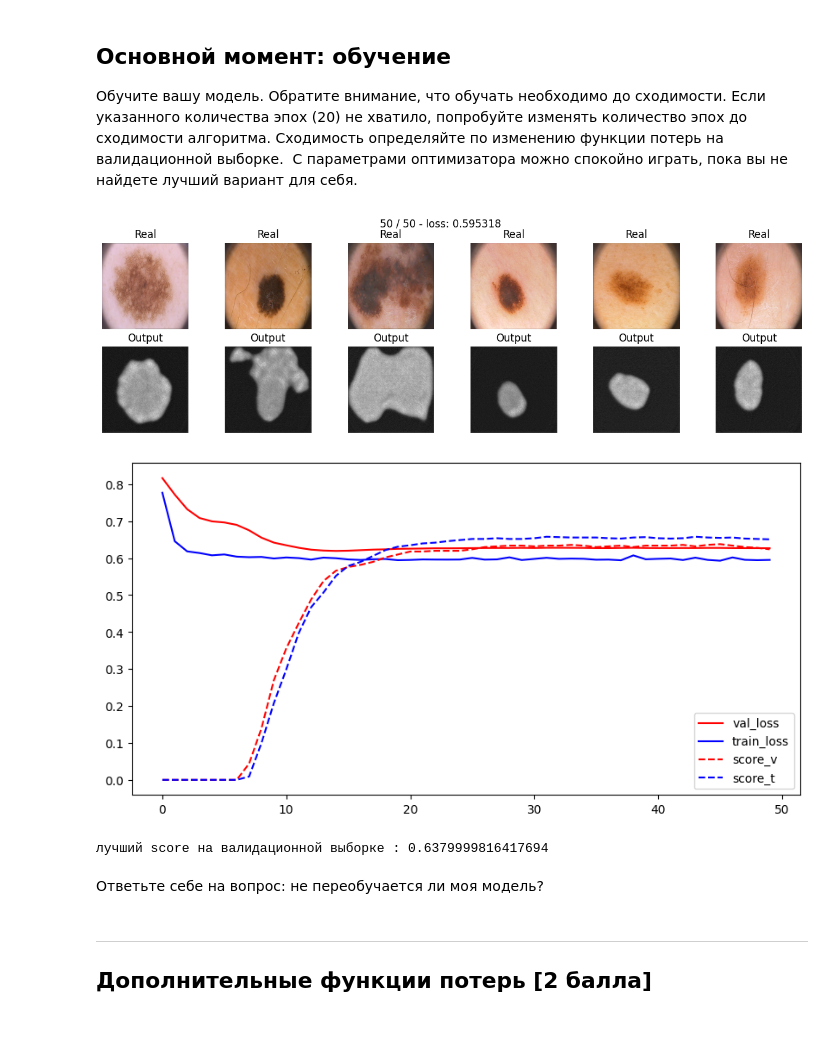
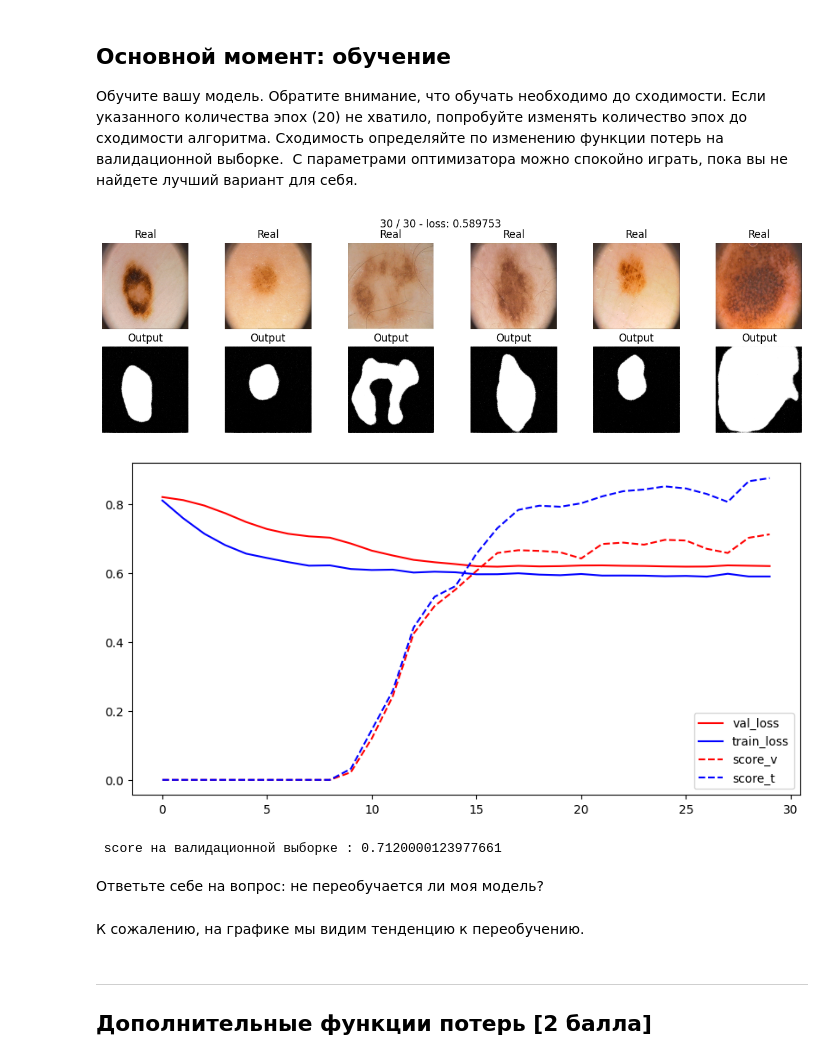
Before and after one commit to KiykoHanna/Stepik-DeepLearning, a Jupyter notebook: [hw]semantic_segmentation.ipynb, the cells around one changed output. Cells and saved outputs as stored; diff of their text form; code cells hidden in the pictures; blank space fills up the shorter version.

```diff
--- a/[hw]semantic_segmentation.ipynb
+++ b/[hw]semantic_segmentation.ipynb
@@ -380,16 +380,13 @@ def train(model, opt, loss_fn, epochs, data_tr, data_val, sheduler, score_fn):
         Y_hat = model(X_val.to(device)).detach().to('cpu')
         Y_pred = torch.sigmoid(Y_hat)
         Y_pred = Y_pred.to(device)
-        # Y_pred = torch.where(Y_pred > 0.5, 1, 0)
-
-        # Y_batch = Y_batch.to(device)
 
         cur_iou += iou_pytorch(Y_pred, Y_batch).mean().item()
         epoch_iou = cur_iou / len(data_tr)
 
-        if epoch_iou > best_iou:
-                best_iou = epoch_iou
-                best_model_wts = copy.deepcopy(model.state_dict())
+        # if epoch_iou > best_iou:
+        #         best_iou = epoch_iou
+        #         best_model_wts = copy.deepcopy(model.state_dict())
 
         loss_v.append(loss_fn(Y_val, Y_hat))
         avg_score_t = score_fn(model, iou_pytorch, data_tr)
@@ -408,12 +405,13 @@ def train(model, opt, loss_fn, epochs, data_tr, data_val, sheduler, score_fn):
             plt.axis('off')
 
             plt.subplot(2, 6, k+7)
-            plt.imshow((Y_hat[k, 0]), cmap='gray')
+            Y_pred = Y_pred.to('cpu')
+            plt.imshow((Y_pred[k, 0]), cmap='gray')
             plt.title('Output')
             plt.axis('off')
         plt.suptitle('%d / %d - loss: %f' % (epoch+1, epochs, avg_loss))
         plt.show()
-    model.load_state_dict(best_model_wts)
+    # model.load_state_dict(best_model_wts)
     return loss_t, loss_v, score_v, score_t
 # %% [markdown]
 ## Инференс [1 балл]
@@ -430,7 +428,7 @@ def score_model(model, metric, data):
     scores = 0
     for X_batch, Y_label in data:
       Y_pred = model(X_batch.to(device))
-      Y_pred = Y_pred > 0.5
+      torch.where(Y_pred > 0.5, 1, 0)
       scores += metric(Y_pred, Y_label.to(device)).mean().item()
     return scores/len(data)
 # %% [markdown]
@@ -439,14 +437,14 @@ def score_model(model, metric, data):
 Обучите вашу модель. Обратите внимание, что обучать необходимо до сходимости. Если указанного количества эпох (20) не хватило, попробуйте изменять количество эпох до сходимости алгоритма. Сходимость определяйте по изменению функции потерь на валидационной выборке.
  С параметрами оптимизатора можно спокойно играть, пока вы не найдете лучший вариант для себя.
 # %%
-model = SegNet().to(device)
+model_bce = SegNet().to(device)
 # %%
 max_epochs = 30
-optim = torch.optim.Adam(model.parameters(), lr=1e-4)
-scheduler = torch.optim.lr_scheduler.StepLR(optim, step_size=1, gamma=0.85)
-loss_t, loss_v, score_v, score_t = train(model, optim, bce_loss, max_epochs, data_tr, data_val, scheduler, score_model)
+optim = torch.optim.Adam(model_bce.parameters(), lr=1e-4)
+scheduler = torch.optim.lr_scheduler.StepLR(optim, step_size=1, gamma=0.95)
+loss_t, loss_v, score_v, score_t = train(model_bce, optim, bce_loss, max_epochs, data_tr, data_val, scheduler, score_model)
 # %% [output]
-[figure, old version]
+[figure, new version]
 # %%
 fig = plt.figure(figsize = (10, 5))
 
@@ -458,12 +456,15 @@ plt.legend()
 plt.show()
 
 score = max(score_v)
-print(f'лучший score на валидационной выборке : {score}')
+
+print(f' score на валидационной выборке : {score}')
 # %% [output]
-[figure, old version]
+[figure, new version]
-лучший score на валидационной выборке : 0.6379999816417694
+ score на валидационной выборке : 0.7120000123977661
 # %% [markdown]
 Ответьте себе на вопрос: не переобучается ли моя модель?
+# %% [markdown]
+К сожалению, на графике мы видим тенденцию к переобучению.
 # %% [markdown]
 -----------------------------------------------------------------------------------------
 
```
Also changed, not shown: parts of 17 cells of this notebook.
